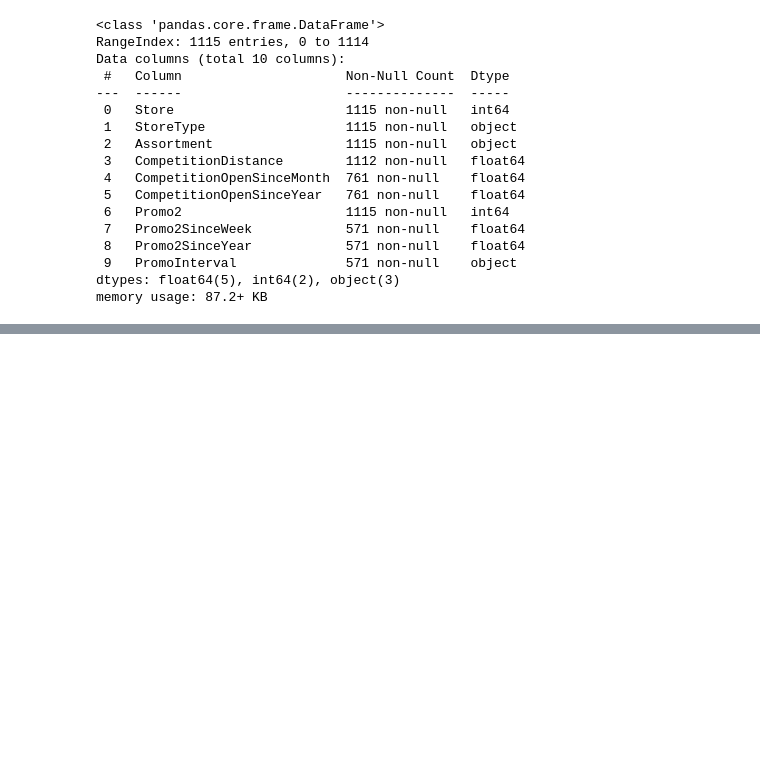
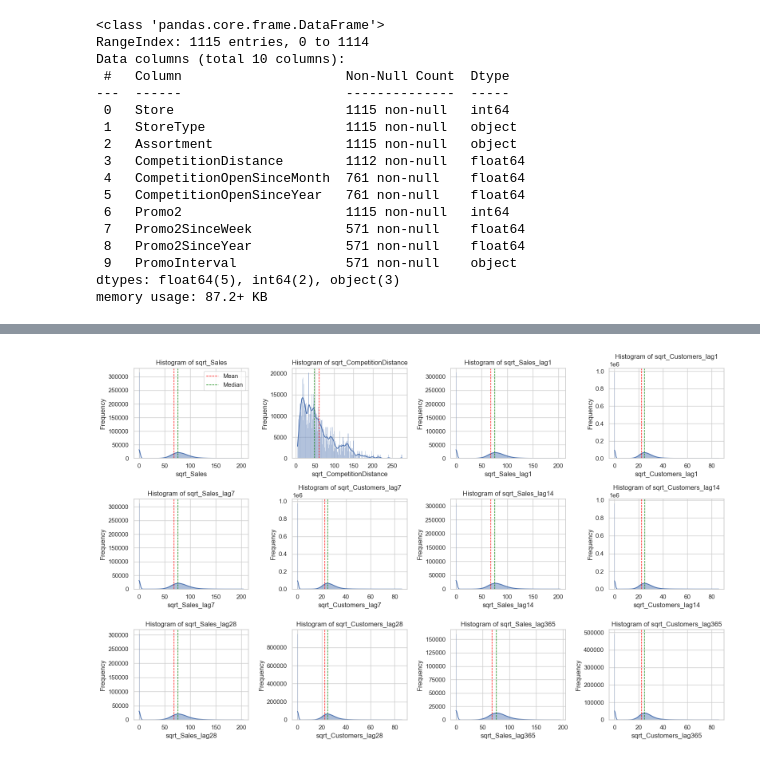
Before and after one commit to CarlosHernandez3/CAP_3764_2025_Fall_Team_2, a Jupyter notebook: notebooks/data_preprocessing.ipynb, the cells around one changed output, grey strips where cells are left out. Saved outputs shown, nothing was run; the diff lists cells and outputs as text; code cells hidden in the pictures; blank space fills up the shorter version.

```diff
--- a/notebooks/data_preprocessing.ipynb
+++ b/notebooks/data_preprocessing.ipynb
@@ -124,0 +358,15 @@ store.head()
+# %%
+for i, row in features_summ.iterrows():
+    if row['mean_val'] < row['median_val']:
+        df[row['Feature']] = np.log(df[row['Feature']] + 1)
+        df = df.rename(columns={row['Feature']: f"log_{row['Feature']}"})
+    elif row['mean_val'] > row['median_val']:
+        df[row['Feature']] = np.sqrt(df[row['Feature']])
+        df = df.rename(columns={row['Feature']: f"sqrt_{row['Feature']}"})
+    else:
+        continue
+# %%
+float_feats = df.select_dtypes(include = 'float64').columns
+_ = plot_hist_grid(df, float_feats, include_feature_summary=False)
+# %% [output]
+[figure, added]
```
Also changed, not shown: parts of 24 cells of this notebook, 2 other files.
